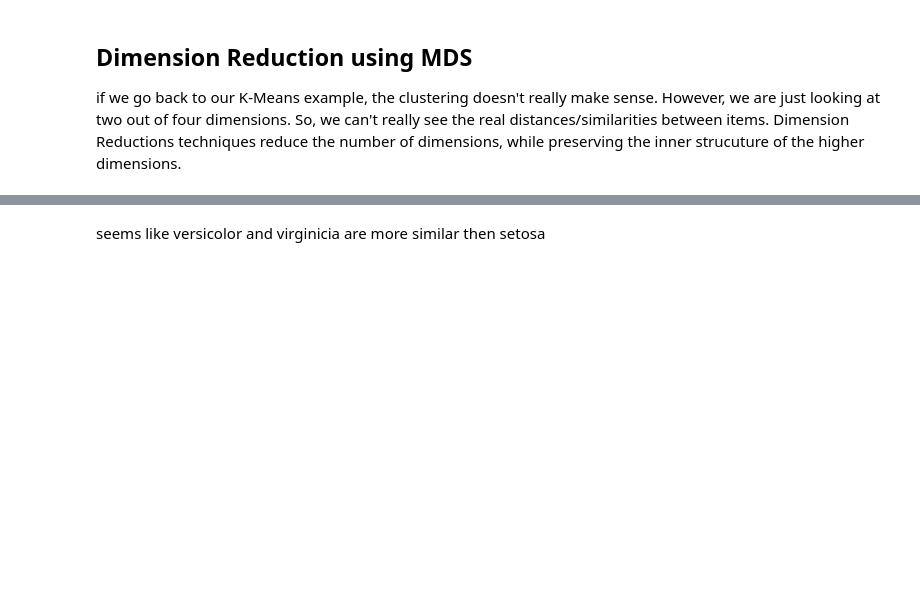
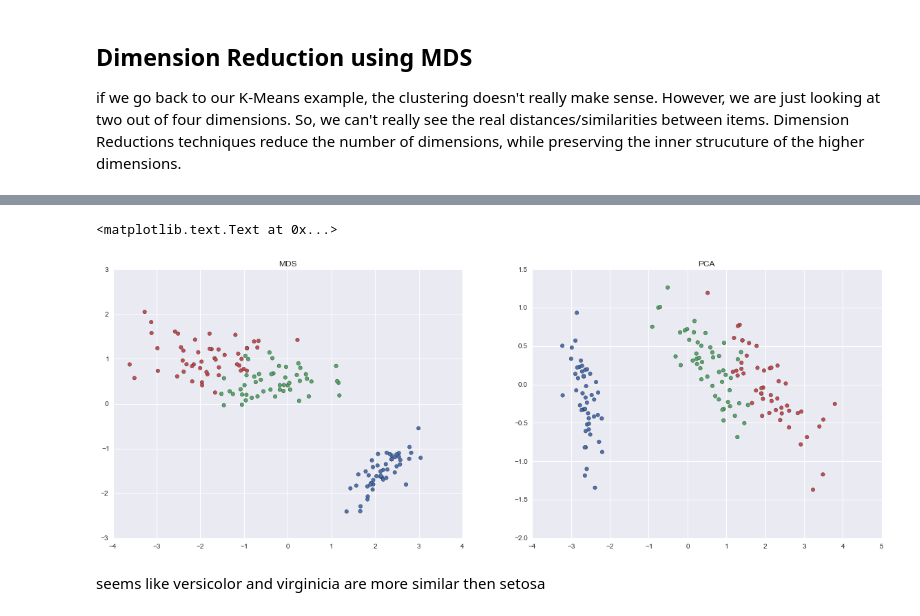
Before and after one commit to sgratzl/ipython-tutorial-VA2015, a Jupyter notebook: 04_MachineLearning.ipynb, the cells around one changed output, grey strips where cells are left out. Cells and saved outputs as stored; diff of their text form; code cells hidden in the pictures; blank space fills up the shorter version.

Commit message:
restructure and fix text

```diff
--- a/04_MachineLearning.ipynb
+++ b/04_MachineLearning.ipynb
@@ -194,3 +185,24 @@ plt.legend()
+# %%
+#compare with e.g. PCA
+
+from sklearn import decomposition
+
+pca = decomposition.PCA(n_components=2)
+pca_pos = pca.fit(data.data).transform(data.data)
+
+mds_pos = mds.fit(data.data).embedding_
+
+plt.figure(figsize=[20,7])
+plt.subplot(121)
+plt.scatter(mds_pos[:, 0], mds_pos[:, 1], s=30, c=[colors[i] for i in data.target])
+plt.title('MDS')
+
+plt.subplot(122)
+plt.scatter(pca_pos[:, 0], pca_pos[:, 1], s=30, c=[colors[i] for i in data.target])
+plt.title('PCA')
+# %% [output]
+<matplotlib.text.Text at 0x...>
+[figure, added]
 # %% [markdown]
 seems like versicolor and virginicia are more similar then setosa
 # %% [markdown]
```
Also changed, not shown: parts of 3 cells of this notebook, 4 other files.
